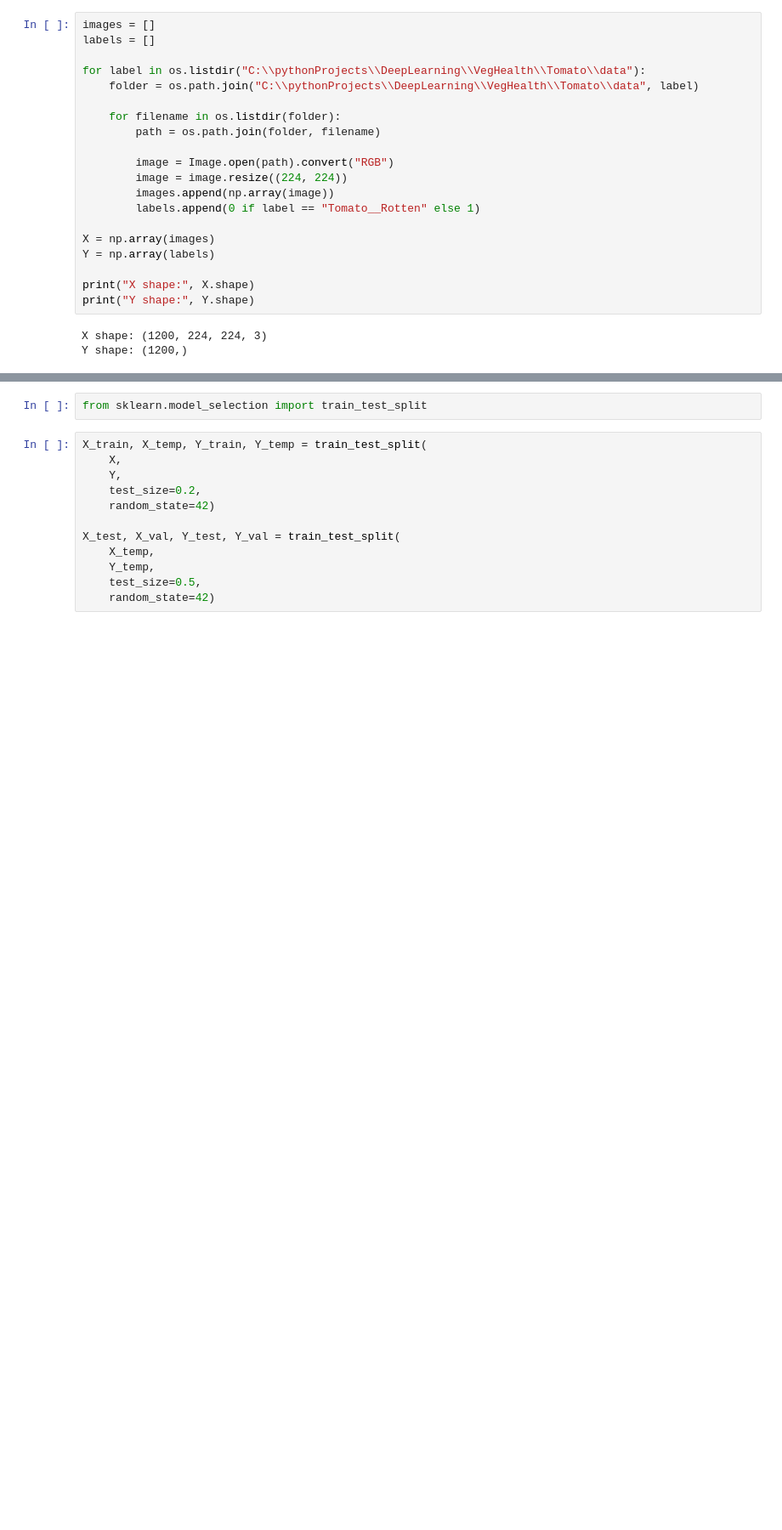
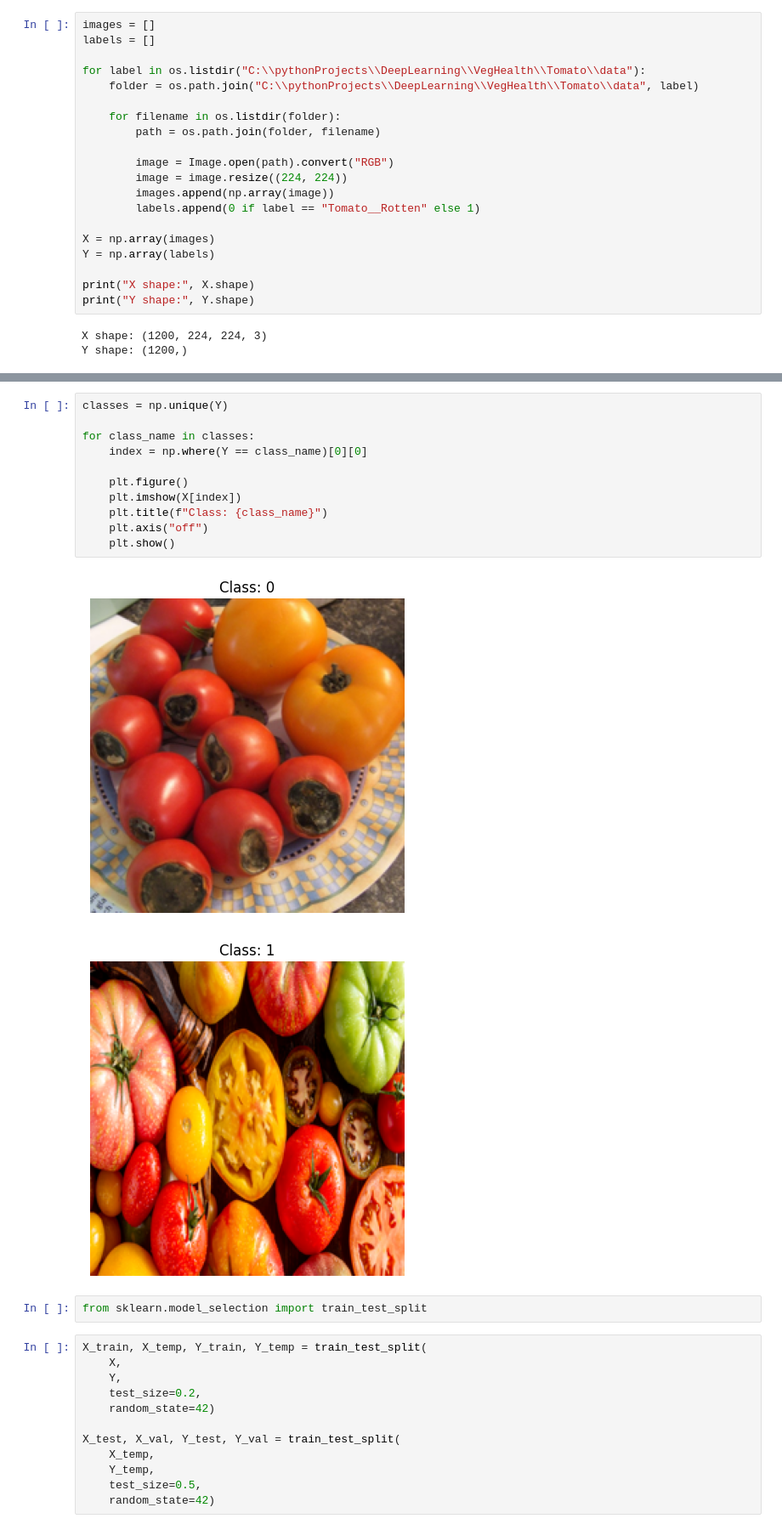
Before and after one commit to Ruvaaa/veg-health, a Jupyter notebook: Tomato/model.ipynb, the cells around one changed output, grey strips where cells are left out. Shown at 85% size. Saved outputs shown, nothing was run; the diff lists cells and outputs as text; blank space fills up the shorter version.

```diff
--- a/Tomato/model.ipynb
+++ b/Tomato/model.ipynb
@@ -31,3 +65,17 @@ Y shape: (1200,)
+# %%
+classes = np.unique(Y)
+
+for class_name in classes:
+    index = np.where(Y == class_name)[0][0]
+
+    plt.figure()
+    plt.imshow(X[index])
+    plt.title(f"Class: {class_name}")
+    plt.axis("off")
+    plt.show()
+# %% [output]
+[figure, added]
+[figure, added]
 # %%
 from sklearn.model_selection import train_test_split
 # %%
```
Also changed, not shown: parts of 19 cells of this notebook, 7 other files.
